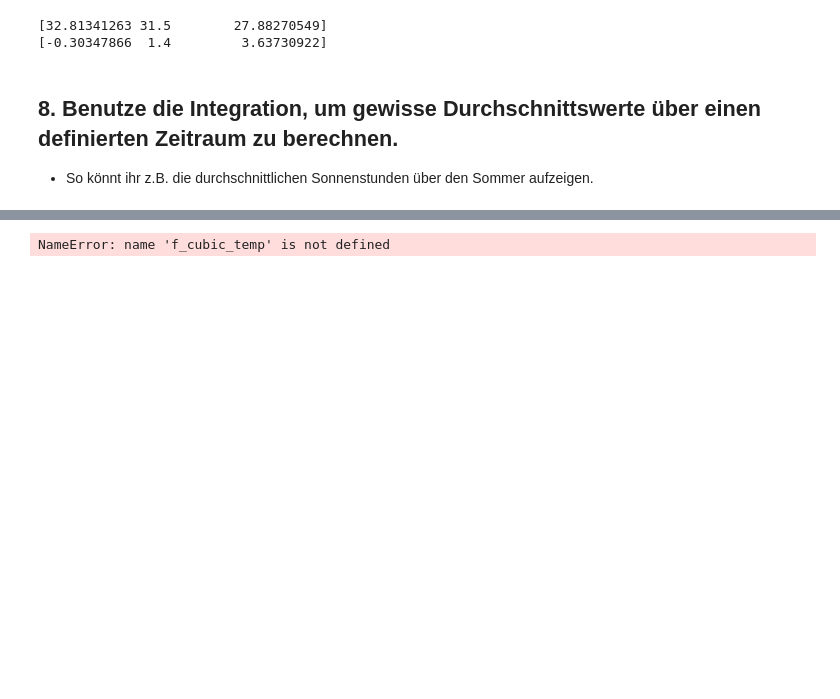
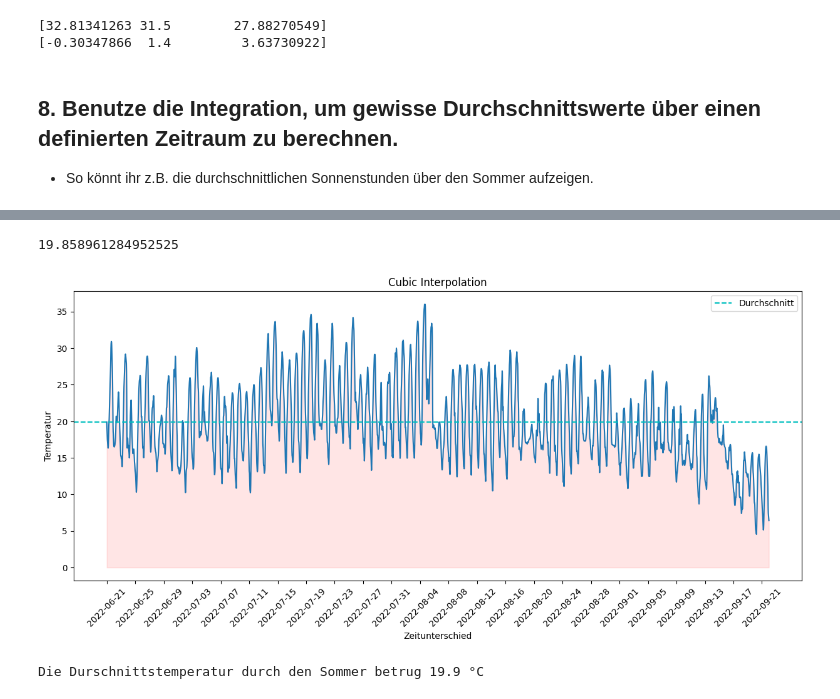
Before and after one commit to Kevin-J-Klein/NGDS-Gruppe-G, a Jupyter notebook: WetterstationGruppeG-Kevin.ipynb, the cells around one changed output, grey strips where cells are left out. Saved outputs shown, nothing was run; the diff lists cells and outputs as text; code cells hidden in the pictures; blank space fills up the shorter version.

```diff
--- a/WetterstationGruppeG-Kevin.ipynb
+++ b/WetterstationGruppeG-Kevin.ipynb
@@ -325,9 +325,9 @@ print(temp_inter_cubic[i_max-2:i_max+1])
    - So könnt ihr z.B. die durchschnittlichen Sonnenstunden über den Sommer aufzeigen.
 # %%
 #Beginn des astronomischen Sommers auf der Nordhalbkugel
-summer_start = np.datetime64('2022-06-21')
-summer_start_index = int(np.where(time_datetime == summer_start)[0])
+summer_start = np.datetime64('2022-06-21T00:00').astype(float)
+summer_start_index = int(np.where(time_new == summer_start)[0])
 
 #Ende des astronomischen Sommers auf der Nordhalbkugel
-summer_end = np.datetime64('2022-09-22')
-summer_end_index = int(np.where(time_datetime == summer_end)[0])
+summer_end = np.datetime64('2022-09-22T00:00').astype(float)
+summer_end_index = int(np.where(time_new == summer_end)[0])
@@ -343,11 +334,3 @@ time_diff[summer_start_index]
-# %%
-#stimmt der Index mit der Funktion überein???
-mean_temp = mean_func(f_cubic_temp, summer_start_index, summer_end_index) #gleiches ergebnis mit f_cubic[mit datetime]???
-print(mean_temp)
-
-np.mean(temp_inter_cubic[2*summer_start_index:2*summer_end_index]) # wäre das nicht einfacher und genauer?
-# %% [output]
-NameError: name 'f_cubic_temp' is not defined
 # %%
 #Durschnitt berechnen anhand eines Funktionsabschnitts unterteilt in intervalle
 def mean_func_extended(func, a, b, num_subintervals):
@@ -364,8 +347,10 @@ def mean_func_extended(func, a, b, num_subintervals):
 # %%
 #Durschnittstemperatur berechnung in den Sommertagen
 #Aufruf ist glaube ich falsch!!!!! -> x-wert der funktion wäre -> time_diff[january_start_start_index]
-mean_temp_extended = mean_func_extended(f_cubic_temp, summer_start_index, summer_end_index, 70) #Subintervalle notwendig damit keine Fehlermeldung erscheint, jedoch nur ca. 0.02 genauer -> Lohnt sich nicht da wir eh runden...
+mean_temp_extended = mean_func_extended(f_cubic_temp_time, summer_start, summer_end, 80) #Subintervalle notwendig damit keine Fehlermeldung erscheint, jedoch nur ca. 0.02 genauer -> Lohnt sich nicht da wir eh runden...
 #alternative wäre trpezoid von scypi
 print(mean_temp_extended)
 
 mean_temp_rounded = round(mean_temp_extended, 1)
+# %% [output]
+19.858961284952525
@@ -388,0 +357,29 @@ print("Die Durschnittstemperatur durch den Sommer betrug", mean_temp_rounded, "
+# %%
+#Gefundene Nullstellen ploten
+fig, ax = plt.subplots(figsize=(15, 6))
+ax.plot(time_datetime_inter[summer_start_index:summer_end_index], temp_inter_cubic[summer_start_index:summer_end_index])
+
+ax.axhline(y=mean_temp_rounded, color='c', linestyle='--', label='Durchschnitt')
+
+ax.set_xlabel('Zeitunterschied')
+ax.set_ylabel('Temperatur')
+ax.set_title('Cubic Interpolation')
+
+# Fill-Bereich zwischen den Kurven und der x-Achse
+ax.fill_between(time_datetime_inter[summer_start_index:summer_end_index], temp_inter_cubic[summer_start_index:summer_end_index], 0, alpha=0.1, color='red')
+
+# Einen Tick pro Tag anzeigen
+x_ticks = np.arange(time_datetime_inter[summer_start_index], time_datetime_inter[summer_end_index], np.timedelta64(96, 'h'))
+ax.set_xticks(x_ticks)
+
+plt.xticks(rotation=45)
+
+
+ax.legend()
+plt.show()
+# %% [output]
+[figure, added]
+# %%
+print("Die Durschnittstemperatur durch den Sommer betrug", mean_temp_rounded, "°C")
+# %% [output]
+Die Durschnittstemperatur durch den Sommer betrug 19.9 °C
```
Also changed, not shown: parts of 4 cells of this notebook.
